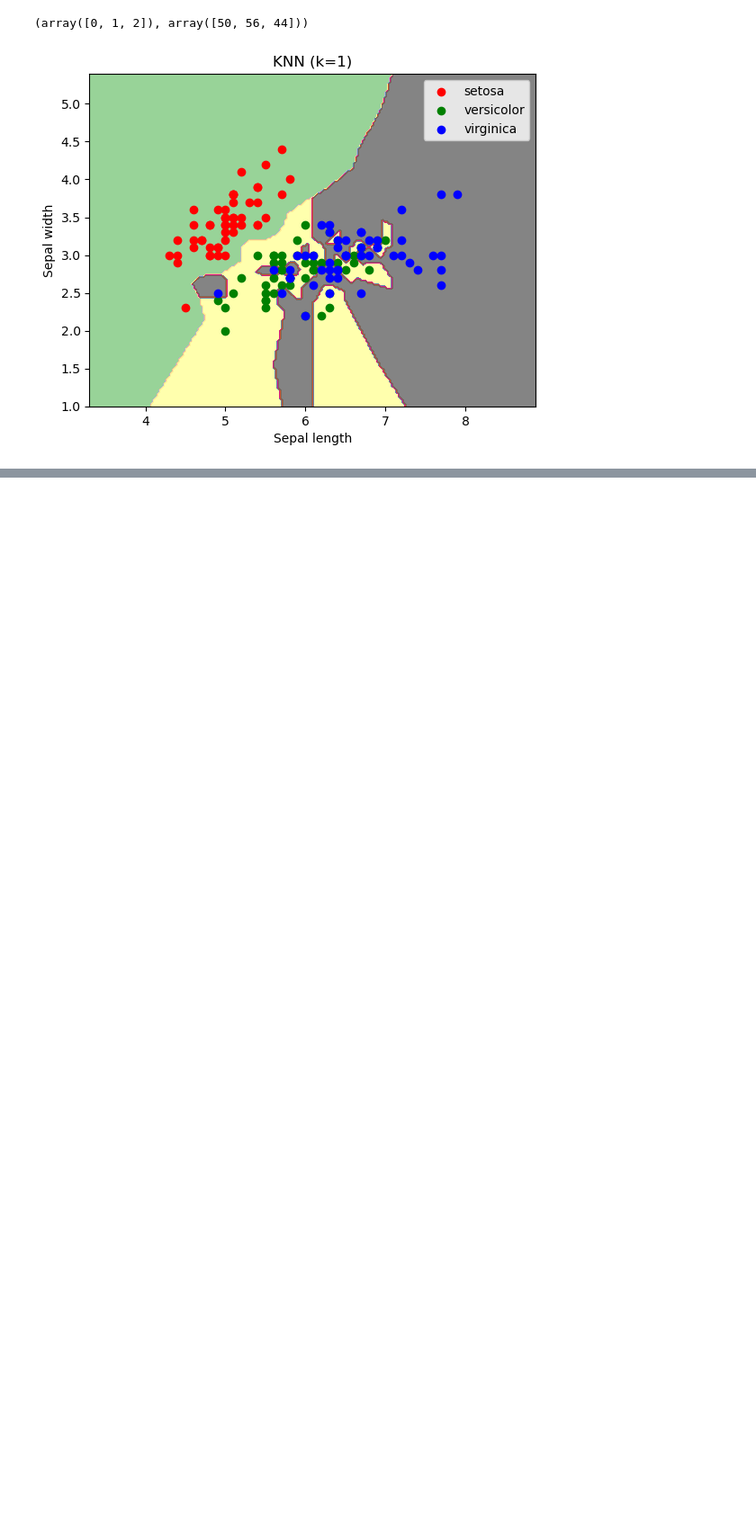
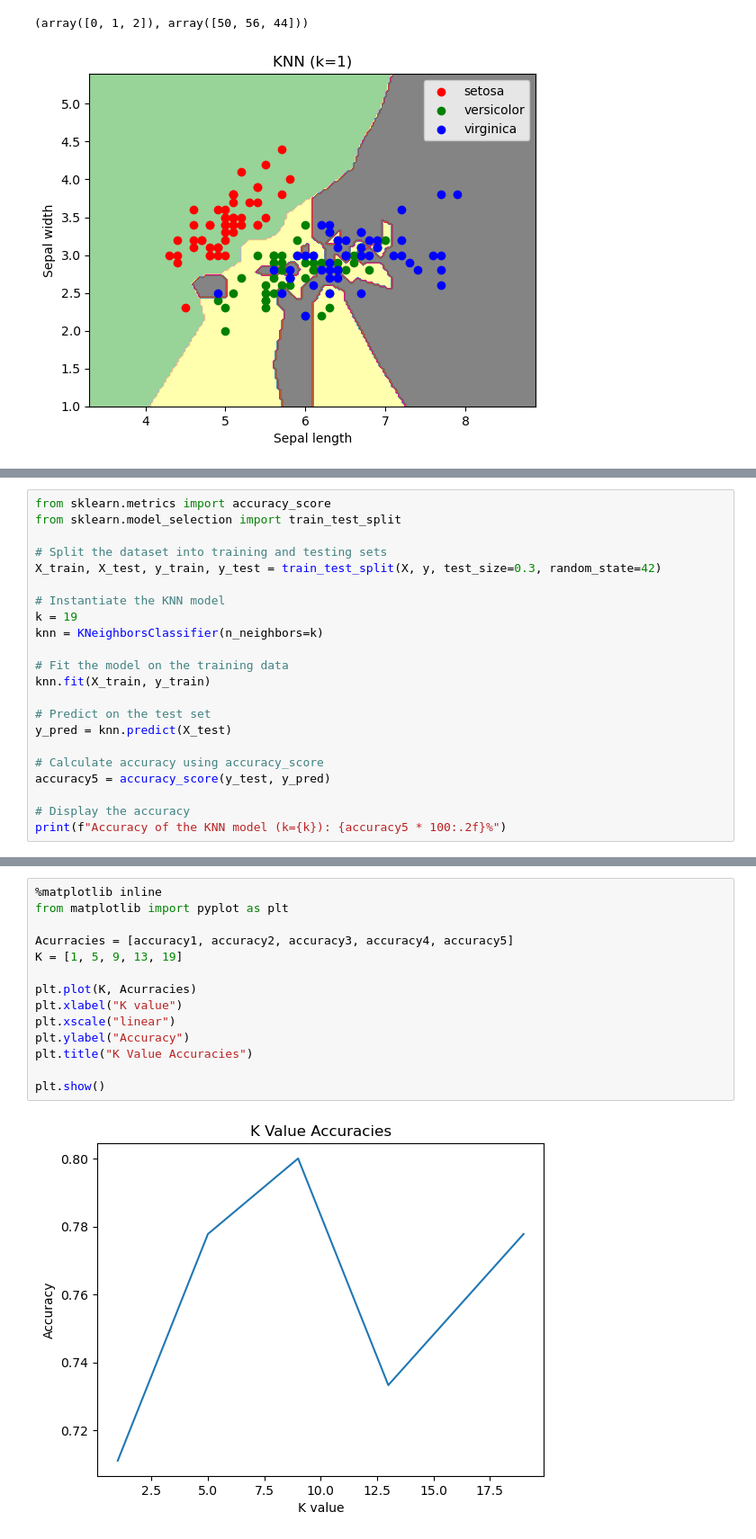
Before and after one commit to MarcoAxel/AI-ML, a Jupyter notebook: KNN_Model_Project/KNN_Model.ipynb, the cells around one changed output, grey strips where cells are left out. Shown at 90% size. Cells and saved outputs as stored; diff of their text form; blank space fills up the shorter version.

```diff
--- a/KNN_Model_Project/KNN_Model.ipynb
+++ b/KNN_Model_Project/KNN_Model.ipynb
@@ -72,0 +169,22 @@ print(np.unique(predictions, return_counts=True))
+# %%
+from sklearn.metrics import accuracy_score
+from sklearn.model_selection import train_test_split
+
+# Split the dataset into training and testing sets
+X_train, X_test, y_train, y_test = train_test_split(X, y, test_size=0.3, random_state=42)
+
+# Instantiate the KNN model
+k = 19
+knn = KNeighborsClassifier(n_neighbors=k)
+
+# Fit the model on the training data
+knn.fit(X_train, y_train)
+
+# Predict on the test set
+y_pred = knn.predict(X_test)
+
+# Calculate accuracy using accuracy_score
+accuracy5 = accuracy_score(y_test, y_pred)
+
+# Display the accuracy
+print(f"Accuracy of the KNN model (k={k}): {accuracy5 * 100:.2f}%")
@@ -72,0 +195,16 @@ print(np.unique(predictions, return_counts=True))
+# %%
+%matplotlib inline
+from matplotlib import pyplot as plt
+
+Acurracies = [accuracy1, accuracy2, accuracy3, accuracy4, accuracy5]
+K = [1, 5, 9, 13, 19]
+
+plt.plot(K, Acurracies)
+plt.xlabel("K value")
+plt.xscale("linear")
+plt.ylabel("Accuracy")
+plt.title("K Value Accuracies")
+
+plt.show()
+# %% [output]
+[figure, added]
```
Also changed, not shown: parts of 9 cells of this notebook.
